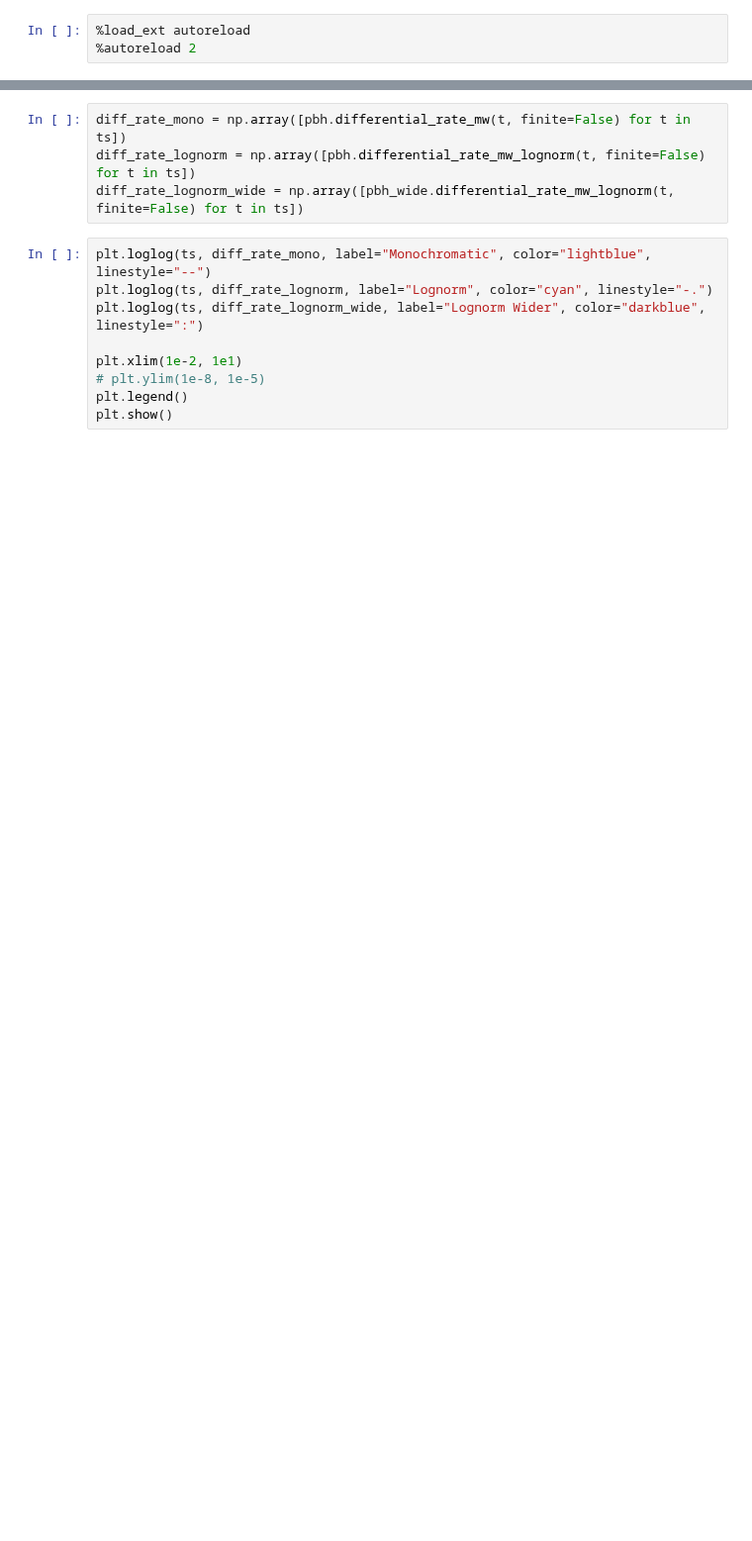
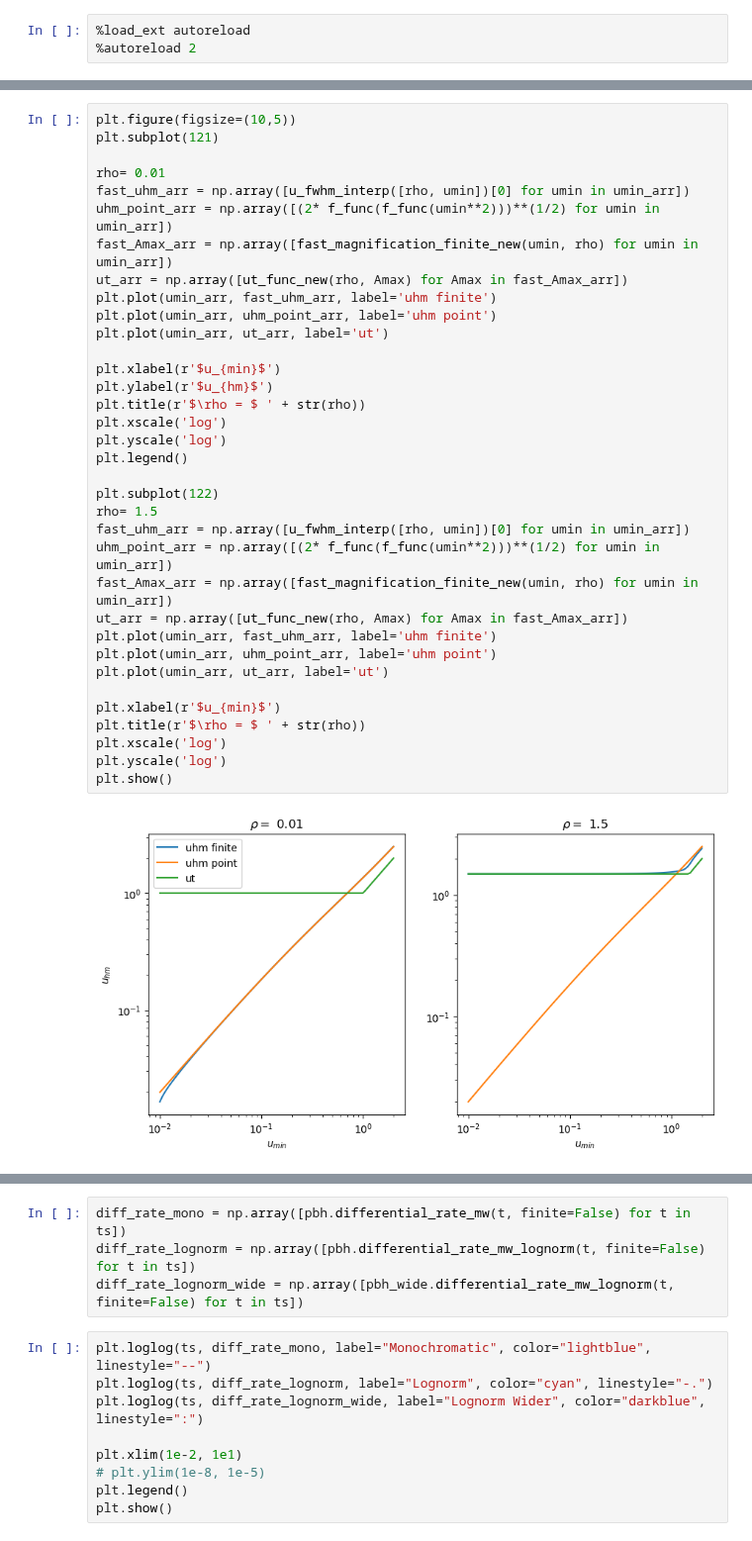
Before and after one commit to NolanSmyth/LensCalcPy, a Jupyter notebook: nbs/00_pbh.ipynb, the cells around one changed output, grey strips where cells are left out. Shown at 99% size. Saved outputs shown, nothing was run; the diff lists cells and outputs as text; blank space fills up the shorter version.

```diff
--- a/nbs/00_pbh.ipynb
+++ b/nbs/00_pbh.ipynb
@@ -35,0 +175,37 @@ from fastcore.test import *
+# %%
+plt.figure(figsize=(10,5))
+plt.subplot(121)
+
+rho= 0.01
+fast_uhm_arr = np.array([u_fwhm_interp([rho, umin])[0] for umin in umin_arr])
+uhm_point_arr = np.array([(2* f_func(f_func(umin**2)))**(1/2) for umin in umin_arr])
+fast_Amax_arr = np.array([fast_magnification_finite_new(umin, rho) for umin in umin_arr])
+ut_arr = np.array([ut_func_new(rho, Amax) for Amax in fast_Amax_arr])
+plt.plot(umin_arr, fast_uhm_arr, label='uhm finite')
+plt.plot(umin_arr, uhm_point_arr, label='uhm point')
+plt.plot(umin_arr, ut_arr, label='ut')
+
+plt.xlabel(r'$u_{min}$')
+plt.ylabel(r'$u_{hm}$')
+plt.title(r'$\rho = $ ' + str(rho))
+plt.xscale('log')
+plt.yscale('log')
+plt.legend()
+
+plt.subplot(122)
+rho= 1.5
+fast_uhm_arr = np.array([u_fwhm_interp([rho, umin])[0] for umin in umin_arr])
+uhm_point_arr = np.array([(2* f_func(f_func(umin**2)))**(1/2) for umin in umin_arr])
+fast_Amax_arr = np.array([fast_magnification_finite_new(umin, rho) for umin in umin_arr])
+ut_arr = np.array([ut_func_new(rho, Amax) for Amax in fast_Amax_arr])
+plt.plot(umin_arr, fast_uhm_arr, label='uhm finite')
+plt.plot(umin_arr, uhm_point_arr, label='uhm point')
+plt.plot(umin_arr, ut_arr, label='ut')
+
+plt.xlabel(r'$u_{min}$')
+plt.title(r'$\rho = $ ' + str(rho))
+plt.xscale('log')
+plt.yscale('log')
+plt.show()
+# %% [output]
+[figure, added]
```
Also changed, not shown: parts of 61 cells of this notebook, 16 other files.
